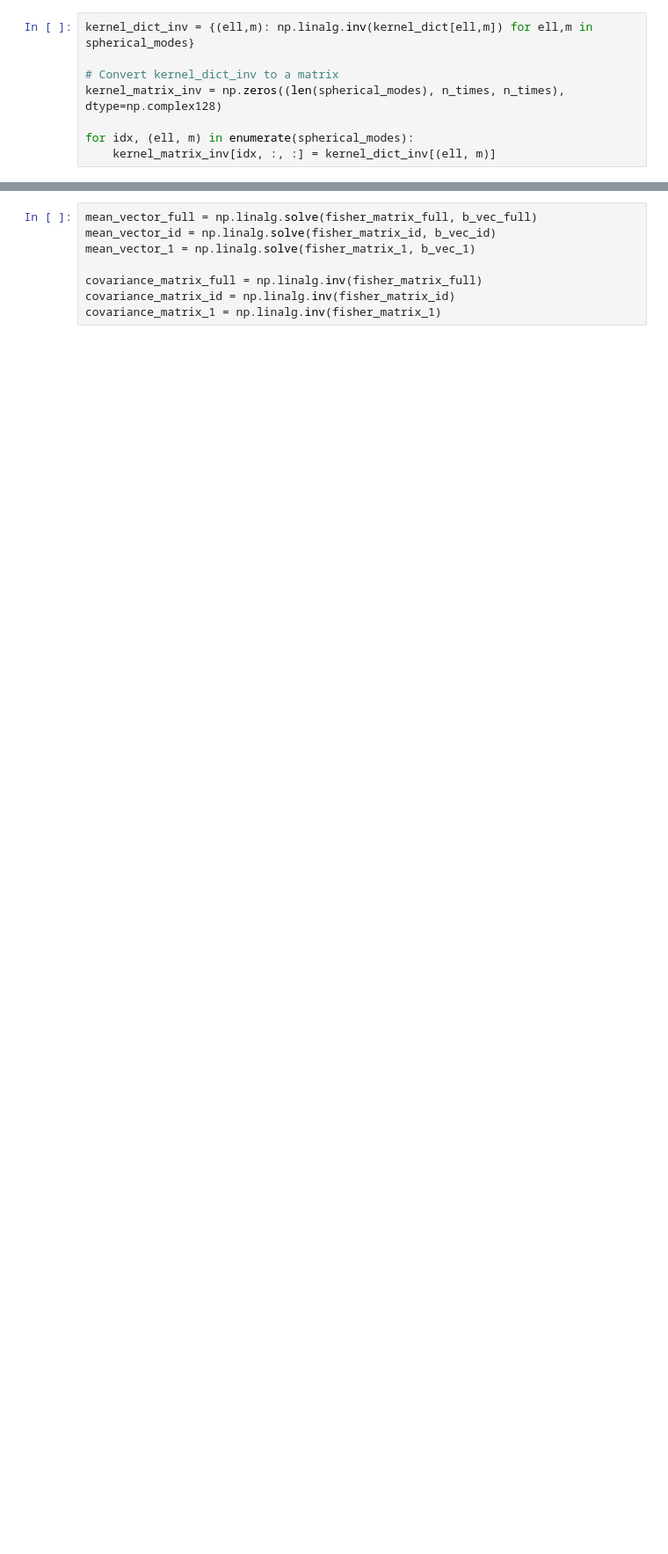
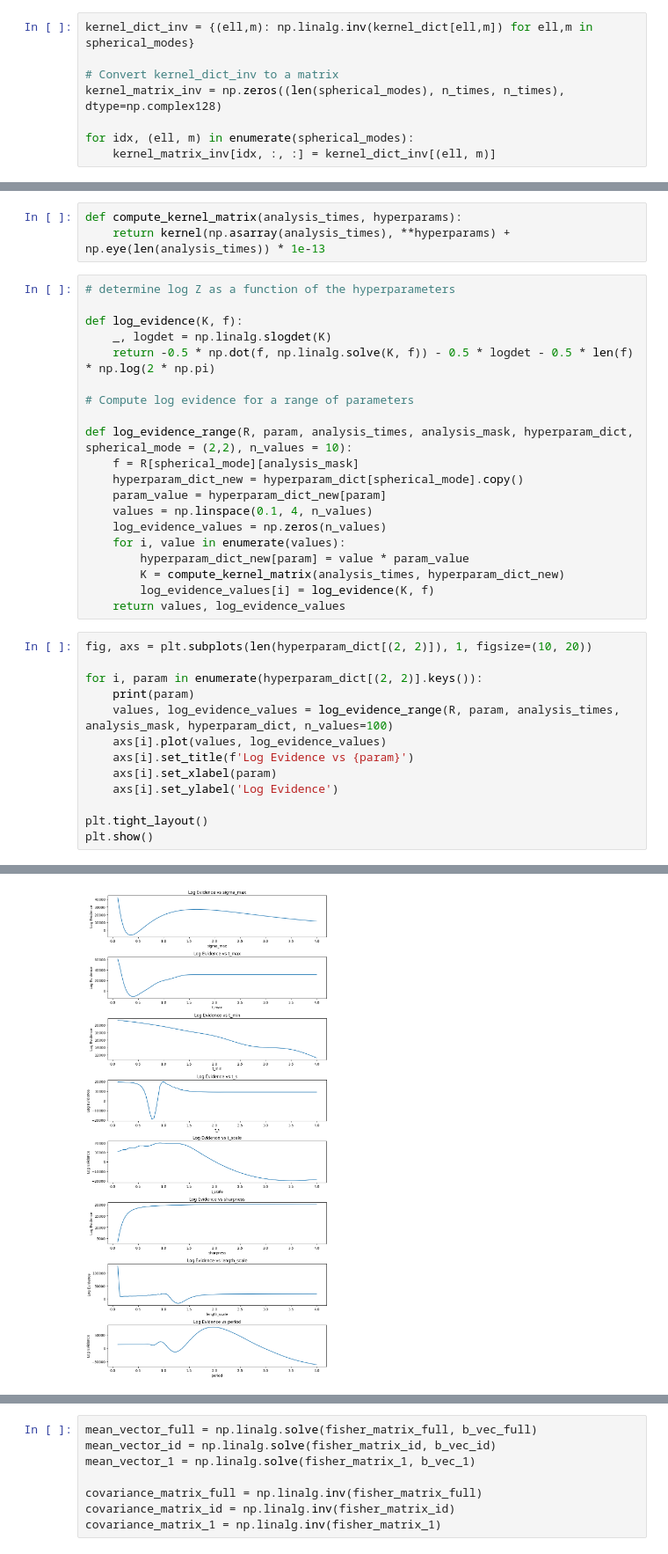
Before and after one commit to BGP-QNM-FITS/bgp_qnm_fits, a Jupyter notebook: gp_kernal_construction.ipynb, the cells around one changed output, grey strips where cells are left out. Shown at 88% size. Cells and saved outputs as stored; diff of their text form; blank space fills up the shorter version.

```diff
--- a/gp_kernal_construction.ipynb
+++ b/gp_kernal_construction.ipynb
@@ -394,0 +339,37 @@ for idx, (ell, m) in enumerate(spherical_modes):
+# %%
+def compute_kernel_matrix(analysis_times, hyperparams):
+    return kernel(np.asarray(analysis_times), **hyperparams) + np.eye(len(analysis_times)) * 1e-13
+# %%
+# determine log Z as a function of the hyperparameters
+
+def log_evidence(K, f):
+    _, logdet = np.linalg.slogdet(K)
+    return -0.5 * np.dot(f, np.linalg.solve(K, f)) - 0.5 * logdet - 0.5 * len(f) * np.log(2 * np.pi)
+
+# Compute log evidence for a range of parameters
+
+def log_evidence_range(R, param, analysis_times, analysis_mask, hyperparam_dict, spherical_mode = (2,2), n_values = 10):
+    f = R[spherical_mode][analysis_mask]
+    hyperparam_dict_new = hyperparam_dict[spherical_mode].copy()
+    param_value = hyperparam_dict_new[param]
+    values = np.linspace(0.1, 4, n_values)
+    log_evidence_values = np.zeros(n_values)
+    for i, value in enumerate(values):
+        hyperparam_dict_new[param] = value * param_value
+        K = compute_kernel_matrix(analysis_times, hyperparam_dict_new)
+        log_evidence_values[i] = log_evidence(K, f)
+    return values, log_evidence_values
+# %%
+fig, axs = plt.subplots(len(hyperparam_dict[(2, 2)]), 1, figsize=(10, 20))
+
+for i, param in enumerate(hyperparam_dict[(2, 2)].keys()):
+    print(param)
+    values, log_evidence_values = log_evidence_range(R, param, analysis_times, analysis_mask, hyperparam_dict, n_values=100)
+    axs[i].plot(values, log_evidence_values)
+    axs[i].set_title(f'Log Evidence vs {param}')
+    axs[i].set_xlabel(param)
+    axs[i].set_ylabel('Log Evidence')
+
+plt.tight_layout()
+plt.show()
+# %% [output]
@@ -395,3 +384,4 @@ for idx, (ell, m) in enumerate(spherical_modes):
+[figure, added]
 # %%
 FIXED_SIGMA = 1e-5
 
```
Also changed, not shown: parts of 31 cells of this notebook, 3 other files.
